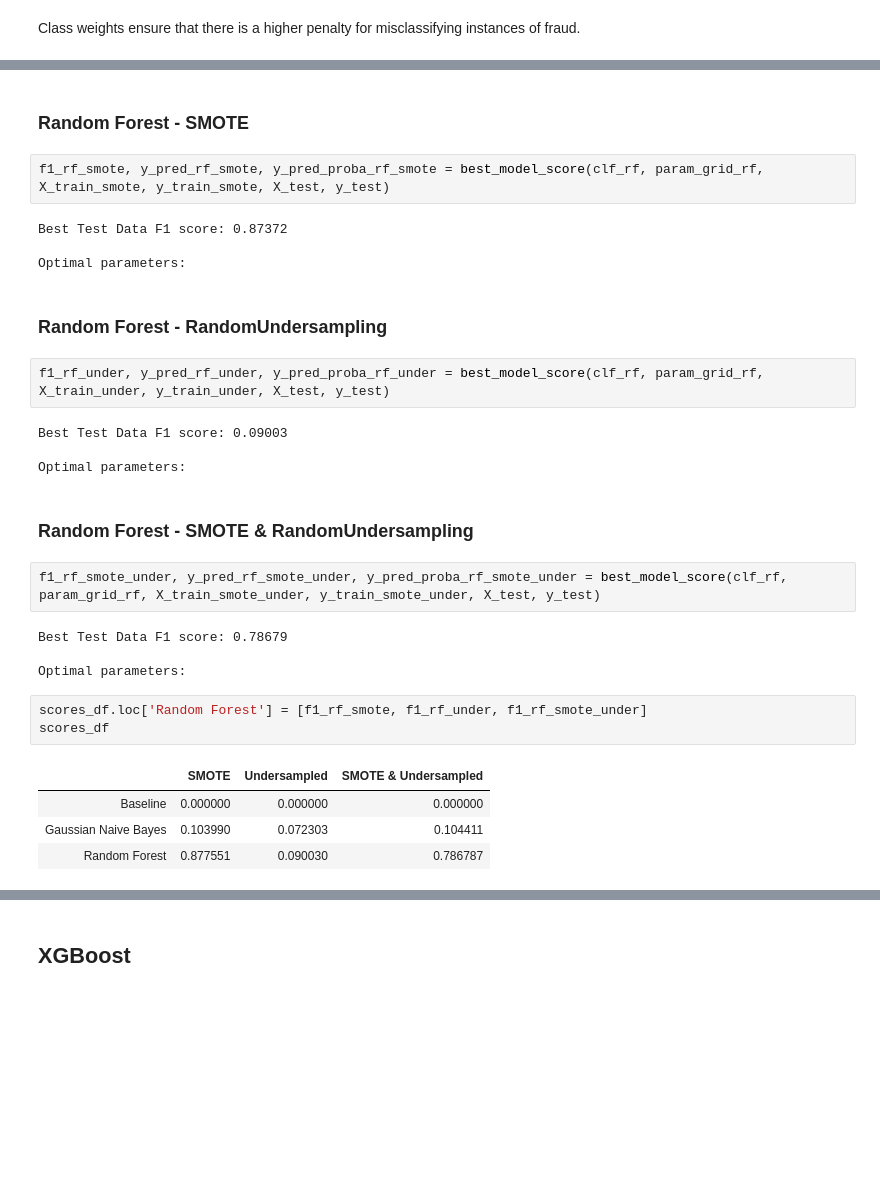
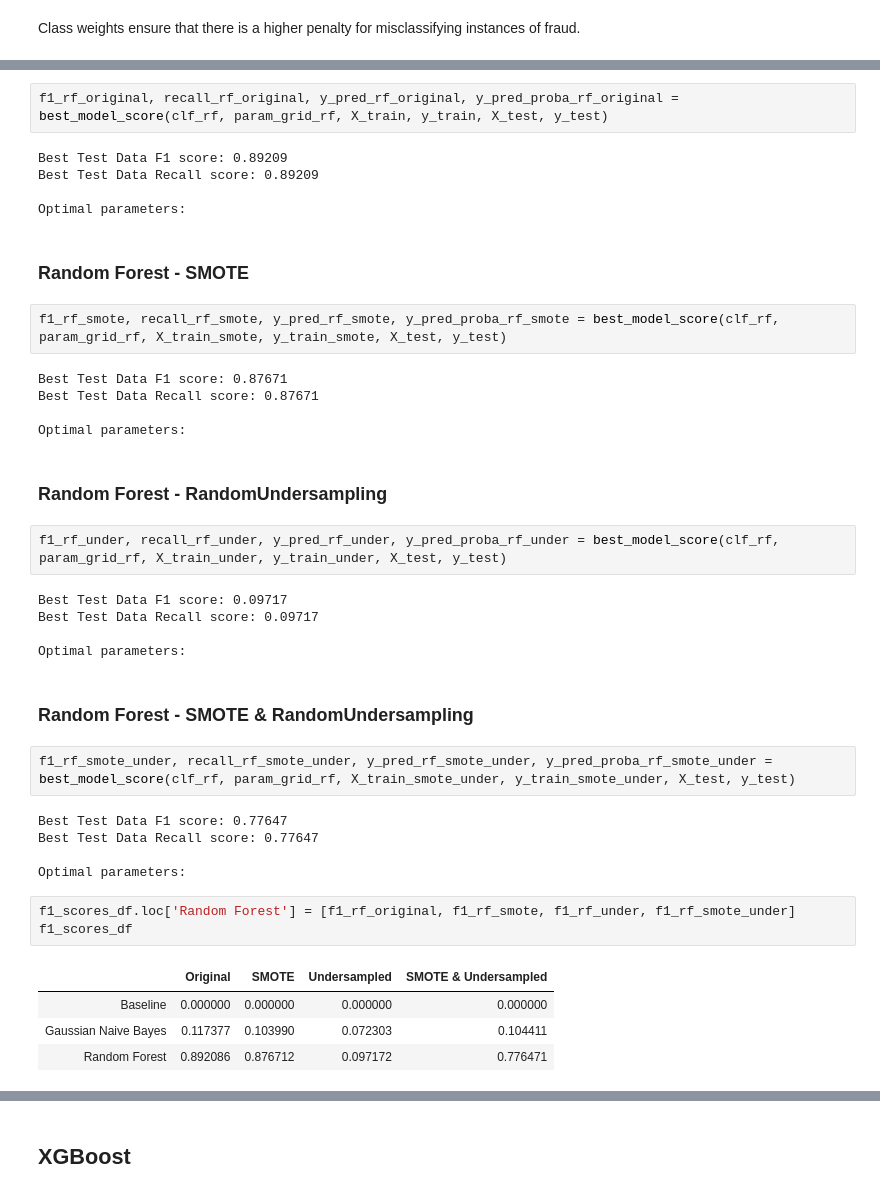
Before and after one commit to AdamBlomfield/credit_card_fraud, a Jupyter notebook: notebooks/predictive_modelling.ipynb, the cells around one changed output, grey strips where cells are left out. Cells and saved outputs as stored; diff of their text form; blank space fills up the shorter version.

```diff
--- a/notebooks/predictive_modelling.ipynb
+++ b/notebooks/predictive_modelling.ipynb
@@ -346,32 +426,42 @@ param_grid_rf = {}
+# %%
+f1_rf_original, recall_rf_original, y_pred_rf_original, y_pred_proba_rf_original = best_model_score(clf_rf, param_grid_rf, X_train, y_train, X_test, y_test)
+# %% [output]
+Best Test Data F1 score: 0.89209
+Best Test Data Recall score: 0.89209
+
+Optimal parameters:
 # %% [markdown]
 ### Random Forest - SMOTE
 # %%
-f1_rf_smote, y_pred_rf_smote, y_pred_proba_rf_smote = best_model_score(clf_rf, param_grid_rf, X_train_smote, y_train_smote, X_test, y_test)
+f1_rf_smote, recall_rf_smote, y_pred_rf_smote, y_pred_proba_rf_smote = best_model_score(clf_rf, param_grid_rf, X_train_smote, y_train_smote, X_test, y_test)
 # %% [output]
-Best Test Data F1 score: 0.87372
+Best Test Data F1 score: 0.87671
+Best Test Data Recall score: 0.87671
 
 Optimal parameters:
 # %% [markdown]
 ### Random Forest - RandomUndersampling
 # %%
-f1_rf_under, y_pred_rf_under, y_pred_proba_rf_under = best_model_score(clf_rf, param_grid_rf, X_train_under, y_train_under, X_test, y_test)
+f1_rf_under, recall_rf_under, y_pred_rf_under, y_pred_proba_rf_under = best_model_score(clf_rf, param_grid_rf, X_train_under, y_train_under, X_test, y_test)
 # %% [output]
-Best Test Data F1 score: 0.09003
+Best Test Data F1 score: 0.09717
+Best Test Data Recall score: 0.09717
 
 Optimal parameters:
 # %% [markdown]
 ### Random Forest - SMOTE & RandomUndersampling
 # %%
-f1_rf_smote_under, y_pred_rf_smote_under, y_pred_proba_rf_smote_under = best_model_score(clf_rf, param_grid_rf, X_train_smote_under, y_train_smote_under, X_test, y_test)
+f1_rf_smote_under, recall_rf_smote_under, y_pred_rf_smote_under, y_pred_proba_rf_smote_under = best_model_score(clf_rf, param_grid_rf, X_train_smote_under, y_train_smote_under, X_test, y_test)
 # %% [output]
-Best Test Data F1 score: 0.78679
+Best Test Data F1 score: 0.77647
+Best Test Data Recall score: 0.77647
 
 Optimal parameters:
 # %%
-scores_df.loc['Random Forest'] = [f1_rf_smote, f1_rf_under, f1_rf_smote_under]
-scores_df
+f1_scores_df.loc['Random Forest'] = [f1_rf_original, f1_rf_smote, f1_rf_under, f1_rf_smote_under]
+f1_scores_df
 # %% [output]
-|  | SMOTE | Undersampled | SMOTE & Undersampled |
-| Baseline | 0.000000 | 0.000000 | 0.000000 |
-| Gaussian Naive Bayes | 0.103990 | 0.072303 | 0.104411 |
-| Random Forest | 0.877551 | 0.090030 | 0.786787 |
+|  | Original | SMOTE | Undersampled | SMOTE & Undersampled |
+| Baseline | 0.000000 | 0.000000 | 0.000000 | 0.000000 |
+| Gaussian Naive Bayes | 0.117377 | 0.103990 | 0.072303 | 0.104411 |
+| Random Forest | 0.892086 | 0.876712 | 0.097172 | 0.776471 |
```
Also changed, not shown: parts of 55 cells of this notebook.
